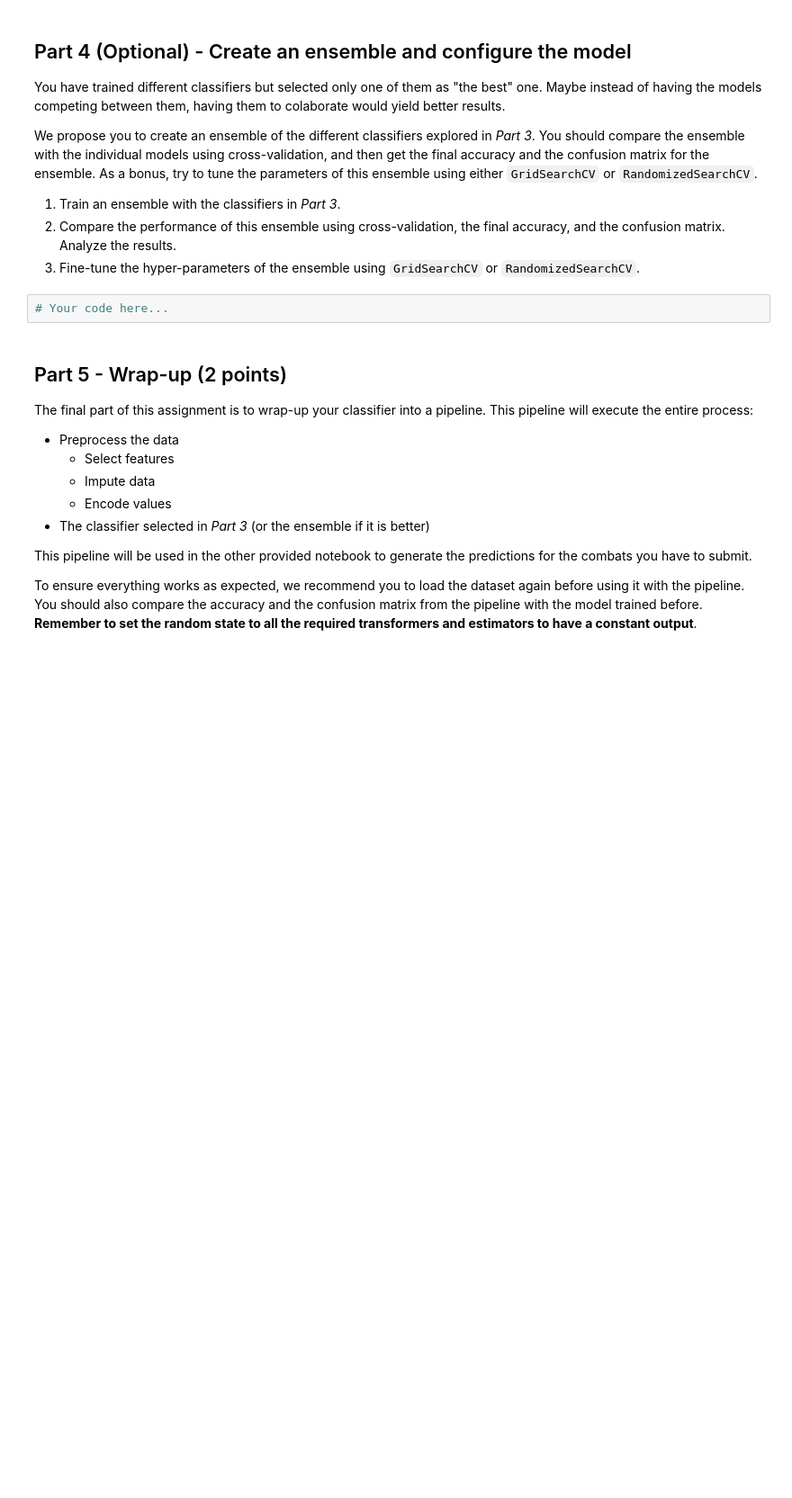
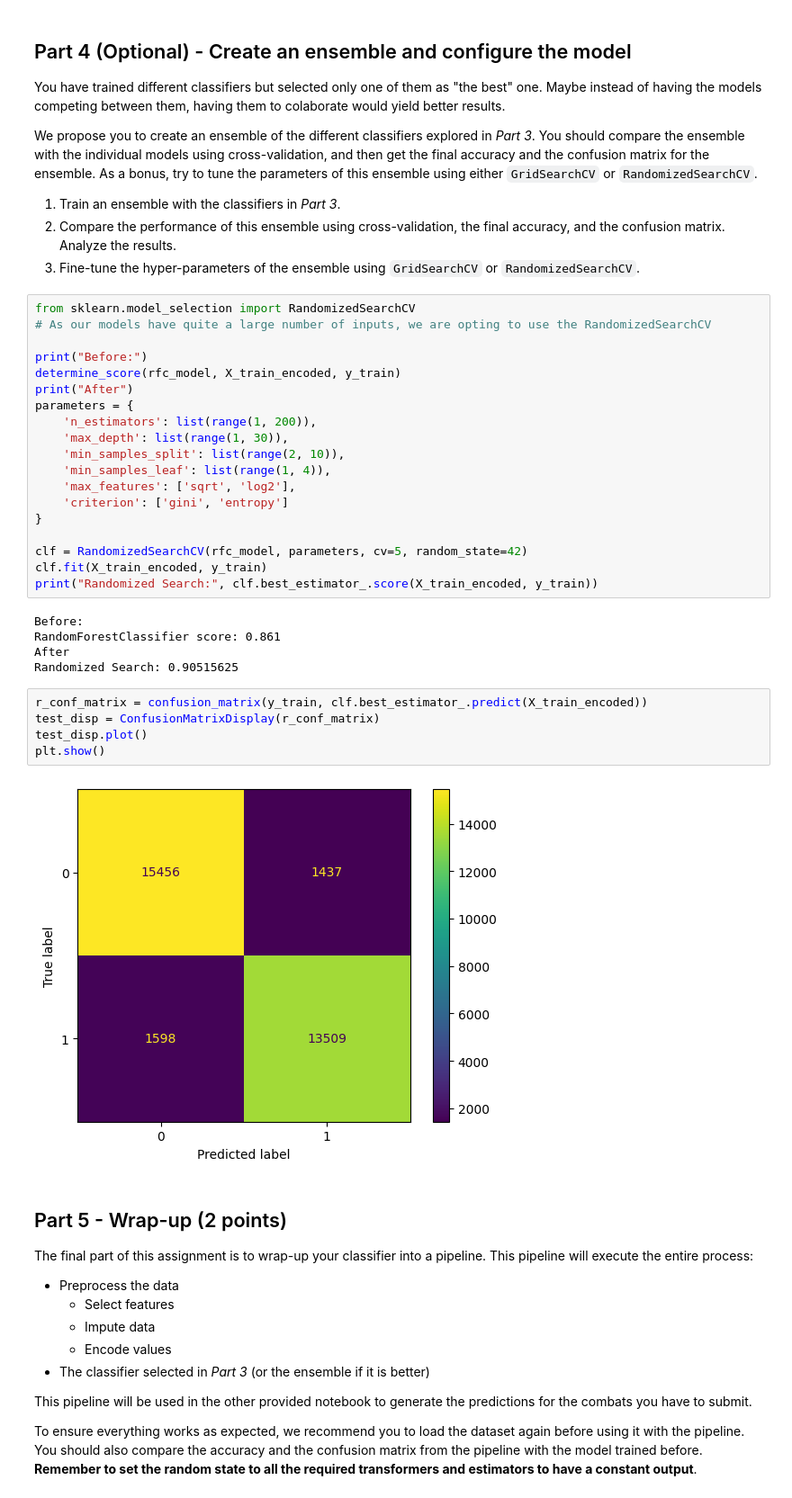
Before and after one commit to josalhor/si-pokemon, a Jupyter notebook: pokemon_basic-ml.ipynb, the cells around one changed output. Shown at 90% size. Drawn from its saved outputs; the diff is of its cells as text; blank space fills up the shorter version.

Commit message:
added fine tunning for best model

```diff
--- a/pokemon_basic-ml.ipynb
+++ b/pokemon_basic-ml.ipynb
@@ -667,7 +667,36 @@ As a bonus, try to tune the parameters of this ensemble using either `GridSearch
 2. Compare the performance of this ensemble using cross-validation, the final accuracy, and the confusion matrix. Analyze the results.
 3. Fine-tune the hyper-parameters of the ensemble using `GridSearchCV` or `RandomizedSearchCV`.
 # %%
-# Your code here...
+from sklearn.model_selection import RandomizedSearchCV
+# As our models have quite a large number of inputs, we are opting to use the RandomizedSearchCV
+
+print("Before:")
+determine_score(rfc_model, X_train_encoded, y_train)
+print("After")
+parameters = {
+    'n_estimators': list(range(1, 200)),
+    'max_depth': list(range(1, 30)),
+    'min_samples_split': list(range(2, 10)),
+    'min_samples_leaf': list(range(1, 4)),
+    'max_features': ['sqrt', 'log2'],
+    'criterion': ['gini', 'entropy']
+}
+
+clf = RandomizedSearchCV(rfc_model, parameters, cv=5, random_state=42)
+clf.fit(X_train_encoded, y_train)
+print("Randomized Search:", clf.best_estimator_.score(X_train_encoded, y_train))
+# %% [output]
+Before:
+RandomForestClassifier score: 0.861
+After
+Randomized Search: 0.90515625
+# %%
+r_conf_matrix = confusion_matrix(y_train, clf.best_estimator_.predict(X_train_encoded))
+test_disp = ConfusionMatrixDisplay(r_conf_matrix)
+test_disp.plot()
+plt.show()
+# %% [output]
+[figure, added]
 # %% [markdown]
 ## Part 5 - Wrap-up (2 points)
 The final part of this assignment is to wrap-up your classifier into a pipeline. This pipeline will execute the entire process:
```
